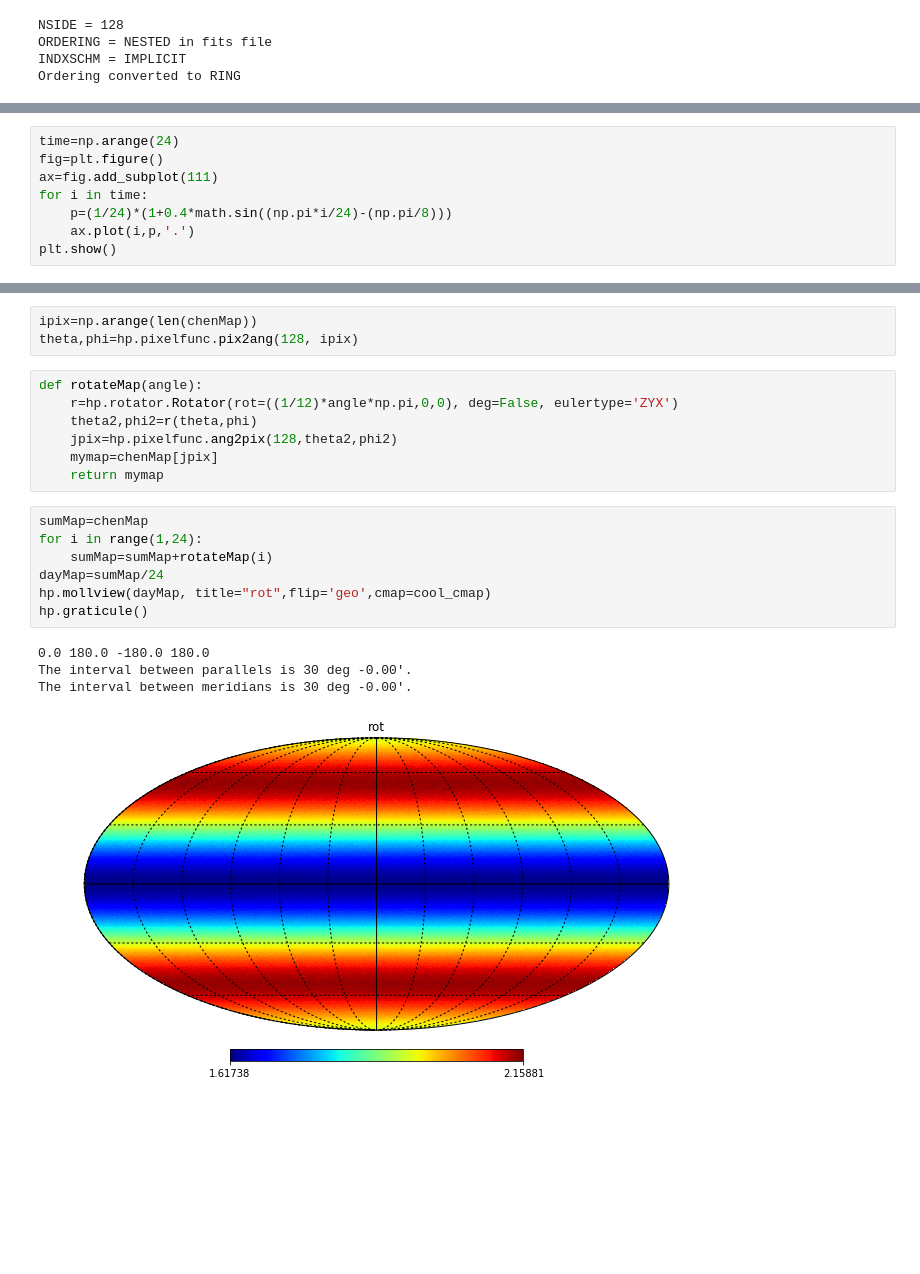
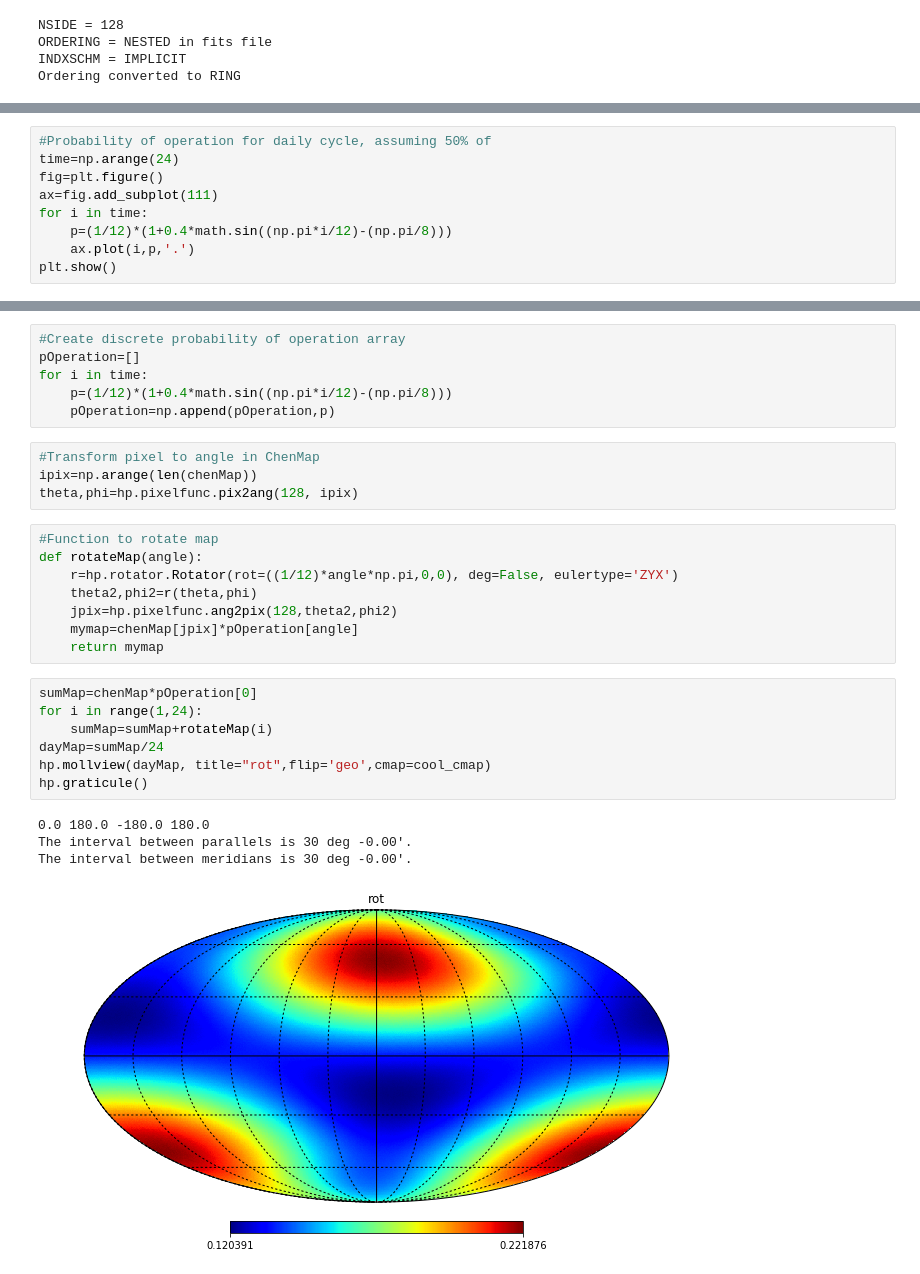
Before and after one commit to kperezsa/BNS-MergerRates, a Jupyter notebook: LIGO probability maps.ipynb, the cells around one changed output, grey strips where cells are left out. Drawn from its saved outputs; the diff is of its cells as text; blank space fills up the shorter version.

Commit message:
daily cycle implemented

```diff
--- a/LIGO probability maps.ipynb
+++ b/LIGO probability maps.ipynb
@@ -52,11 +57,12 @@ The interval between parallels is 30 deg -0.00'.
 The interval between meridians is 30 deg -0.00'.
 [figure]
 # %%
+#Probability of operation for daily cycle, assuming 50% of
 time=np.arange(24)
 fig=plt.figure()
 ax=fig.add_subplot(111)
 for i in time:
-    p=(1/24)*(1+0.4*math.sin((np.pi*i/24)-(np.pi/8)))
+    p=(1/12)*(1+0.4*math.sin((np.pi*i/12)-(np.pi/8)))
     ax.plot(i,p,'.')
 plt.show()
 # %% [output]
@@ -64,22 +70,30 @@ plt.show()
+# %%
+#Create discrete probability of operation array
+pOperation=[]
+for i in time:
+    p=(1/12)*(1+0.4*math.sin((np.pi*i/12)-(np.pi/8)))
+    pOperation=np.append(pOperation,p)
 # %%
+#Transform pixel to angle in ChenMap
 ipix=np.arange(len(chenMap))
 theta,phi=hp.pixelfunc.pix2ang(128, ipix)
 # %%
+#Function to rotate map
 def rotateMap(angle):
     r=hp.rotator.Rotator(rot=((1/12)*angle*np.pi,0,0), deg=False, eulertype='ZYX')
     theta2,phi2=r(theta,phi)
     jpix=hp.pixelfunc.ang2pix(128,theta2,phi2)
-    mymap=chenMap[jpix]
+    mymap=chenMap[jpix]*pOperation[angle]
     return mymap
 # %%
-sumMap=chenMap
+sumMap=chenMap*pOperation[0]
 for i in range(1,24):
     sumMap=sumMap+rotateMap(i)
 dayMap=sumMap/24
 hp.mollview(dayMap, title="rot",flip='geo',cmap=cool_cmap)
 hp.graticule()
 # %% [output]
 0.0 180.0 -180.0 180.0
 The interval between parallels is 30 deg -0.00'.
 The interval between meridians is 30 deg -0.00'.
-[figure, old version]
+[figure, new version]
```
Also changed, not shown: parts of 6 cells of this notebook.
